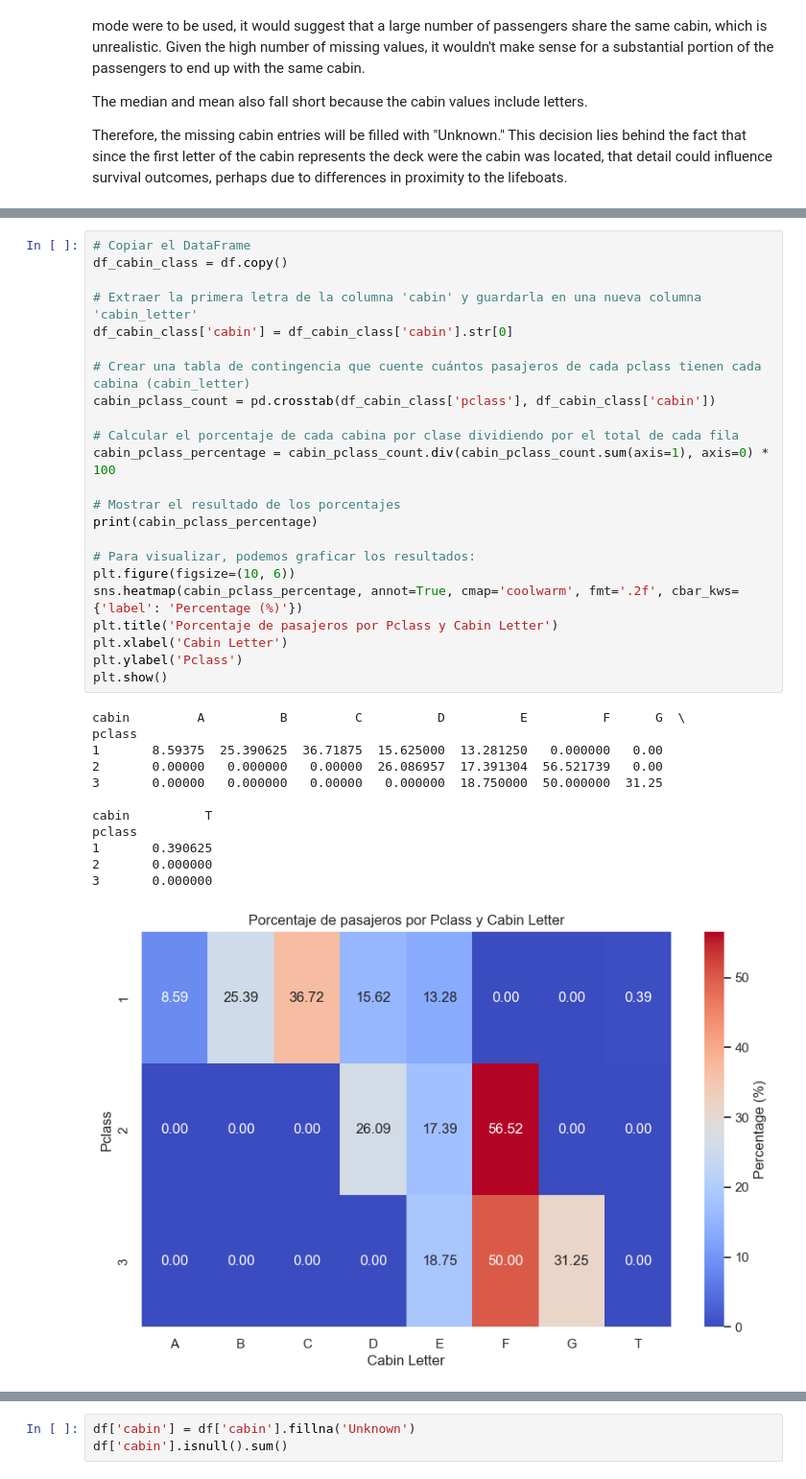
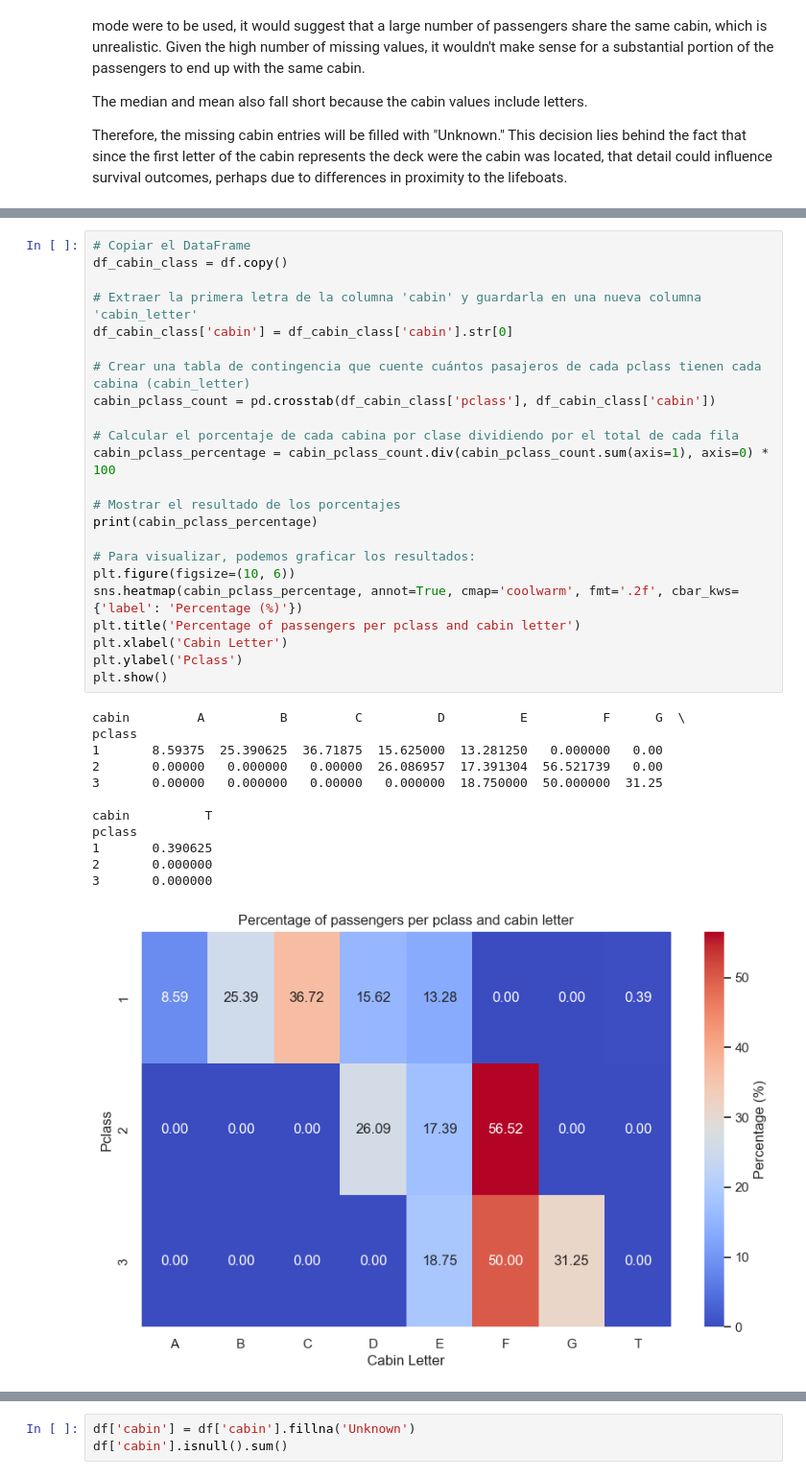
Before and after one commit to fedecaselli/ML-fundamentals-2025, a Jupyter notebook: AssignmentI/assignment_1_<Federica_Caselli[Caselli]>.ipynb, the cells around one changed output, grey strips where cells are left out. Shown at 96% size. Saved outputs shown, nothing was run; the diff lists cells and outputs as text.

```diff
--- a/AssignmentI/assignment_1_<Federica_Caselli[Caselli]>.ipynb
+++ b/AssignmentI/assignment_1_<Federica_Caselli[Caselli]>.ipynb
@@ -656,32 +659,32 @@ df_cabin_class = df.copy()
 # Extraer la primera letra de la columna 'cabin' y guardarla en una nueva columna 'cabin_letter'
 df_cabin_class['cabin'] = df_cabin_class['cabin'].str[0]
 
 # Crear una tabla de contingencia que cuente cuántos pasajeros de cada pclass tienen cada cabina (cabin_letter)
 cabin_pclass_count = pd.crosstab(df_cabin_class['pclass'], df_cabin_class['cabin'])
 
 # Calcular el porcentaje de cada cabina por clase dividiendo por el total de cada fila
 cabin_pclass_percentage = cabin_pclass_count.div(cabin_pclass_count.sum(axis=1), axis=0) * 100
 
 # Mostrar el resultado de los porcentajes
 print(cabin_pclass_percentage)
 
 # Para visualizar, podemos graficar los resultados:
 plt.figure(figsize=(10, 6))
 sns.heatmap(cabin_pclass_percentage, annot=True, cmap='coolwarm', fmt='.2f', cbar_kws={'label': 'Percentage (%)'})
-plt.title('Porcentaje de pasajeros por Pclass y Cabin Letter')
+plt.title('Percentage of passengers per pclass and cabin letter')
 plt.xlabel('Cabin Letter')
 plt.ylabel('Pclass')
 plt.show()
 # %% [output]
 cabin         A          B         C          D          E          F      G  \
 pclass
 1       8.59375  25.390625  36.71875  15.625000  13.281250   0.000000   0.00
 2       0.00000   0.000000   0.00000  26.086957  17.391304  56.521739   0.00
 3       0.00000   0.000000   0.00000   0.000000  18.750000  50.000000  31.25
 
 cabin          T
 pclass
 1       0.390625
 2       0.000000
 3       0.000000
-[figure, old version]
+[figure, new version]
```
Also changed, not shown: parts of 56 cells of this notebook.
